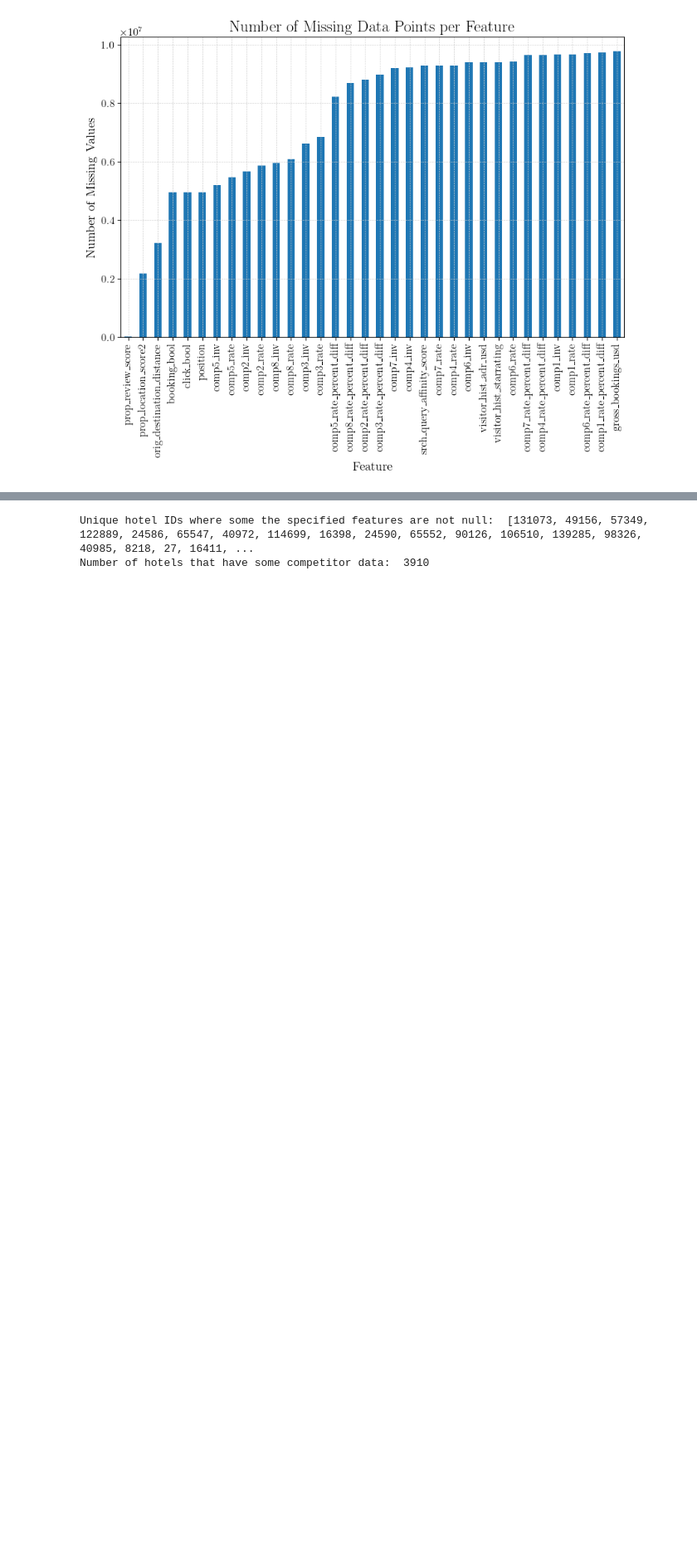
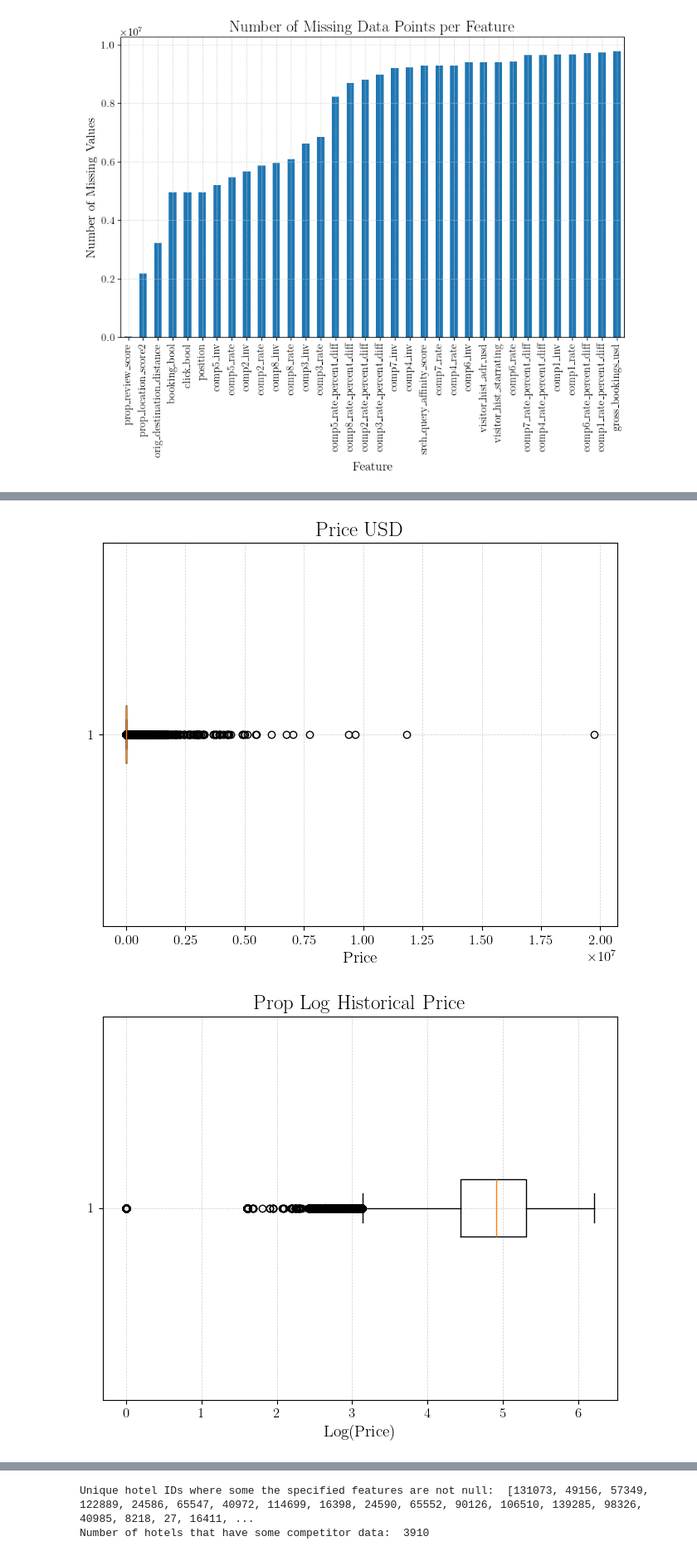
Before and after one commit to nabilasiregar/expedia-kaggle-competition, a Jupyter notebook: notebooks/eda.ipynb, the cells around one changed output, grey strips where cells are left out. Shown: that part at 83% size. Cells and saved outputs as stored; diff of their text form; code cells hidden in the pictures; blank space fills up the shorter version.

```diff
--- a/notebooks/eda.ipynb
+++ b/notebooks/eda.ipynb
@@ -73,3 +73,18 @@ plt.show()
+# %%
+plt.figure(figsize=(8,6))  # Adjust the figure size if needed
+plt.boxplot(all_data['price_usd'].dropna(), vert=False)
+plt.title("Price USD")
+plt.xlabel("Price")
+plt.show()
+
+plt.figure(figsize=(8,6))  # Adjust the figure size if needed
+plt.boxplot(all_data['prop_log_historical_price'].dropna(), vert=False)
+plt.title("Prop Log Historical Price")
+plt.xlabel("Log(Price)")
+plt.show()
+# %% [output]
+[figure, added]
+[figure, added]
 # %%
 #Ratings and Property Related Visualizations
 
```
Also changed, not shown: parts of 2 cells of this notebook, 2 other files.
